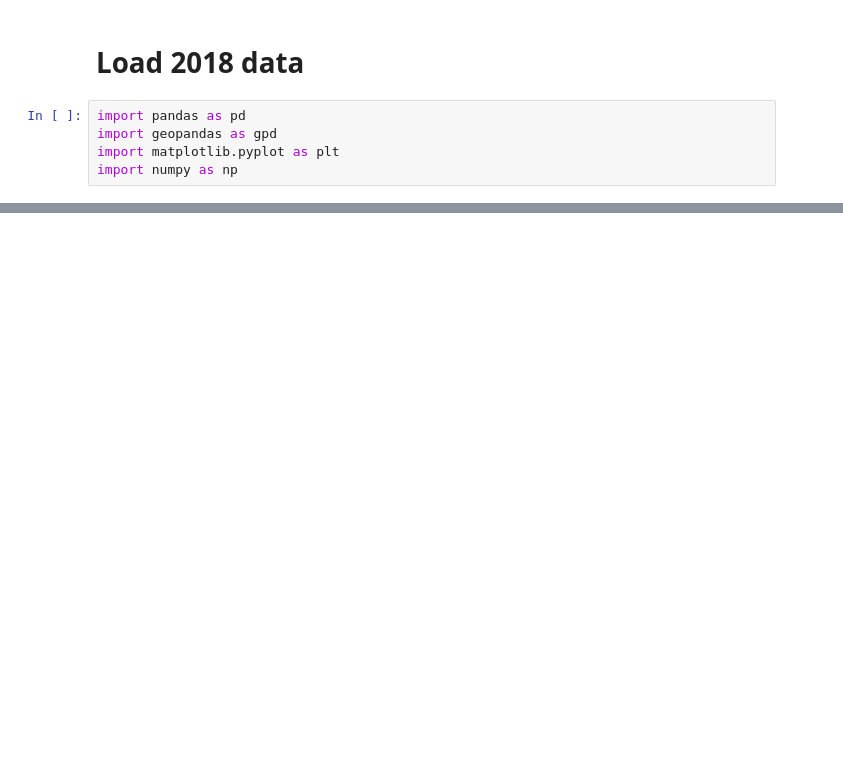
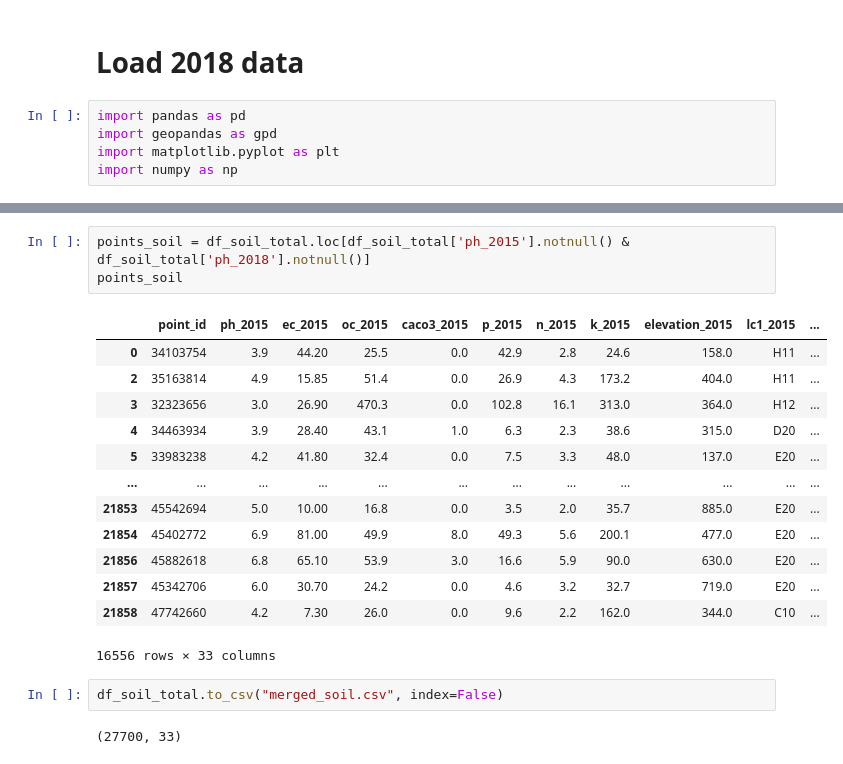
Before and after one commit to IndianGrandpa/AI4ls-Team-52, a Jupyter notebook: data/jc-interim/ML.ipynb, the cells around one changed output, grey strips where cells are left out. Drawn from its saved outputs; the diff is of its cells as text; blank space fills up the shorter version.

```diff
--- a/data/jc-interim/ML.ipynb
+++ b/data/jc-interim/ML.ipynb
@@ -46,0 +71,21 @@ lucas_organic_data
+# %%
+points_soil = df_soil_total.loc[df_soil_total['ph_2015'].notnull() & df_soil_total['ph_2018'].notnull()]
+points_soil
+# %% [output]
+|  | point_id | ph_2015 | ec_2015 | oc_2015 | caco3_2015 | p_2015 | n_2015 | k_2015 | elevation_2015 | lc1_2015 | ... |
+| 0 | 34103754 | 3.9 | 44.20 | 25.5 | 0.0 | 42.9 | 2.8 | 24.6 | 158.0 | H11 | ... |
+| 2 | 35163814 | 4.9 | 15.85 | 51.4 | 0.0 | 26.9 | 4.3 | 173.2 | 404.0 | H11 | ... |
+| 3 | 32323656 | 3.0 | 26.90 | 470.3 | 0.0 | 102.8 | 16.1 | 313.0 | 364.0 | H12 | ... |
+| 4 | 34463934 | 3.9 | 28.40 | 43.1 | 1.0 | 6.3 | 2.3 | 38.6 | 315.0 | D20 | ... |
+| 5 | 33983238 | 4.2 | 41.80 | 32.4 | 0.0 | 7.5 | 3.3 | 48.0 | 137.0 | E20 | ... |
+| ... | ... | ... | ... | ... | ... | ... | ... | ... | ... | ... | ... |
+| 21853 | 45542694 | 5.0 | 10.00 | 16.8 | 0.0 | 3.5 | 2.0 | 35.7 | 885.0 | E20 | ... |
+| 21854 | 45402772 | 6.9 | 81.00 | 49.9 | 8.0 | 49.3 | 5.6 | 200.1 | 477.0 | E20 | ... |
+| 21856 | 45882618 | 6.8 | 65.10 | 53.9 | 3.0 | 16.6 | 5.9 | 90.0 | 630.0 | E20 | ... |
+| 21857 | 45342706 | 6.0 | 30.70 | 24.2 | 0.0 | 4.6 | 3.2 | 32.7 | 719.0 | E20 | ... |
+| 21858 | 47742660 | 4.2 | 7.30 | 26.0 | 0.0 | 9.6 | 2.2 | 162.0 | 344.0 | C10 | ... |
+16556 rows × 33 columns
+# %%
+df_soil_total.to_csv("merged_soil.csv", index=False)
+# %% [output]
+(27700, 33)
```
Also changed, not shown: parts of 10 cells of this notebook, 2 other files.
